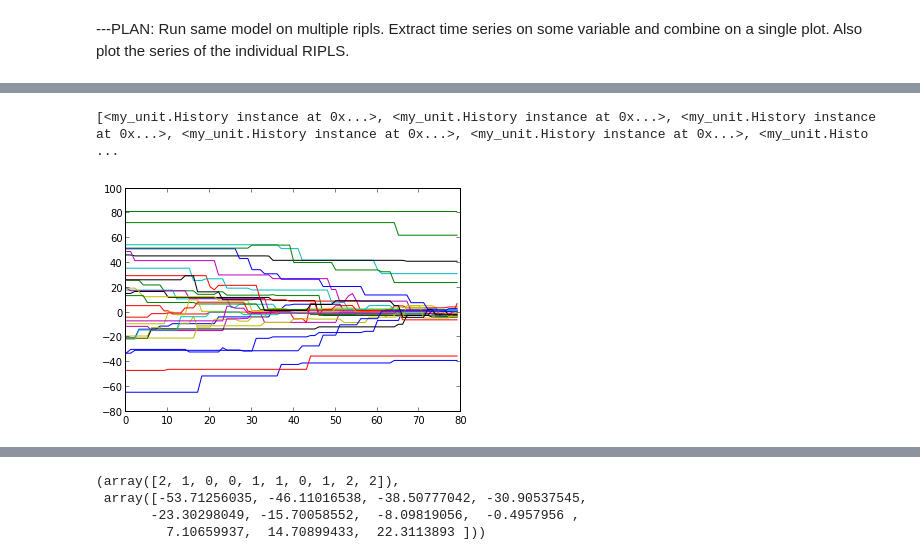
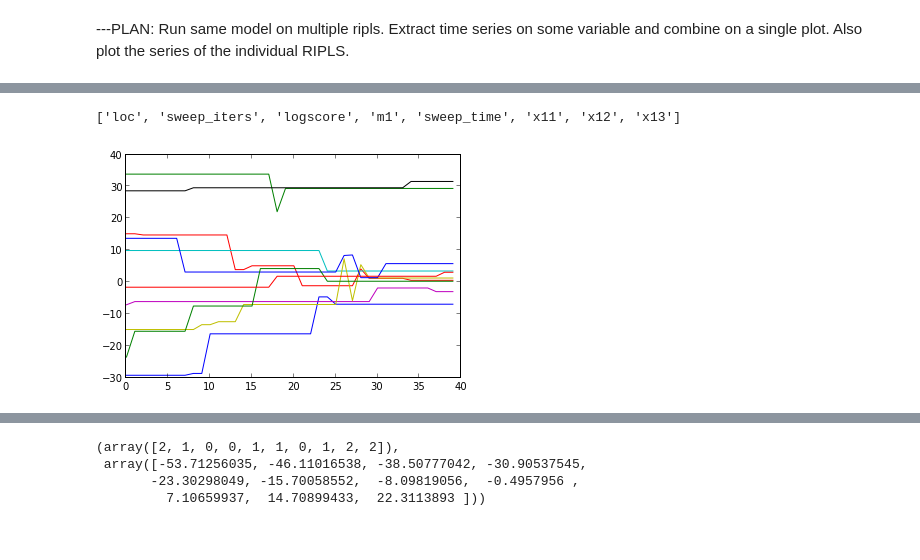
Before and after one commit to owainevans/myunit, a Jupyter notebook: demo_unit.ipynb, the cells around one changed output, grey strips where cells are left out. Cells and saved outputs as stored; diff of their text form; code cells hidden in the pictures.

Commit message:
improved plots in vent_mag-play

```diff
--- a/demo_unit.ipynb
+++ b/demo_unit.ipynb
@@ -134,22 +127,23 @@ using 30 explanations
  <vent_magic_play.MyModelClass instance at 0x...>]
 # %%
 models = _
-no_sweeps = 80
+no_sweeps = 40
 hists = [model.runFromConditional(sweeps=no_sweeps, runs=1) for model in models]
-print hists
+print 'series for each chain:', hists[0].nameToSeries.keys()
 # %% [output]
-[<my_unit.History instance at 0x...>, <my_unit.History instance at 0x...>, <my_unit.History instance at 0x...>, <my_unit.History instance at 0x...>, <my_unit.History instance at 0x...>, <my_unit.Histo ...
+['loc', 'sweep_iters', 'logscore', 'm1', 'sweep_time', 'x11', 'x12', 'x13']
 # %%
 # put the series for the 'loc' parameters into 'agg_series' for each ripl
 
 no_ripls = len(models)
-agg_series = zeros((no_ripls,no_sweeps) )
-for count,history in enumerate(hists):
-    agg_series[count,:] = history.nameToSeries['loc'][0].values
+agg_series = {  key:zeros((no_ripls,no_sweeps) )  for key in hists[0].nameToSeries.keys() }
+
+for var_name in agg_series.keys():
+    for count,history in enumerate(hists):
+        agg_series[var_name][count,:] = history.nameToSeries[var_name][0].values
 # %%
-agg_series
 x=arange(no_sweeps)
 for i in range(no_ripls):
-    plot(x,agg_series[i,:])
+    plot(x,agg_series['loc'][i,:])
 # %% [output]
-[figure, old version]
+[figure, new version]
```
Also changed, not shown: parts of 6 cells of this notebook, 1 other file.
